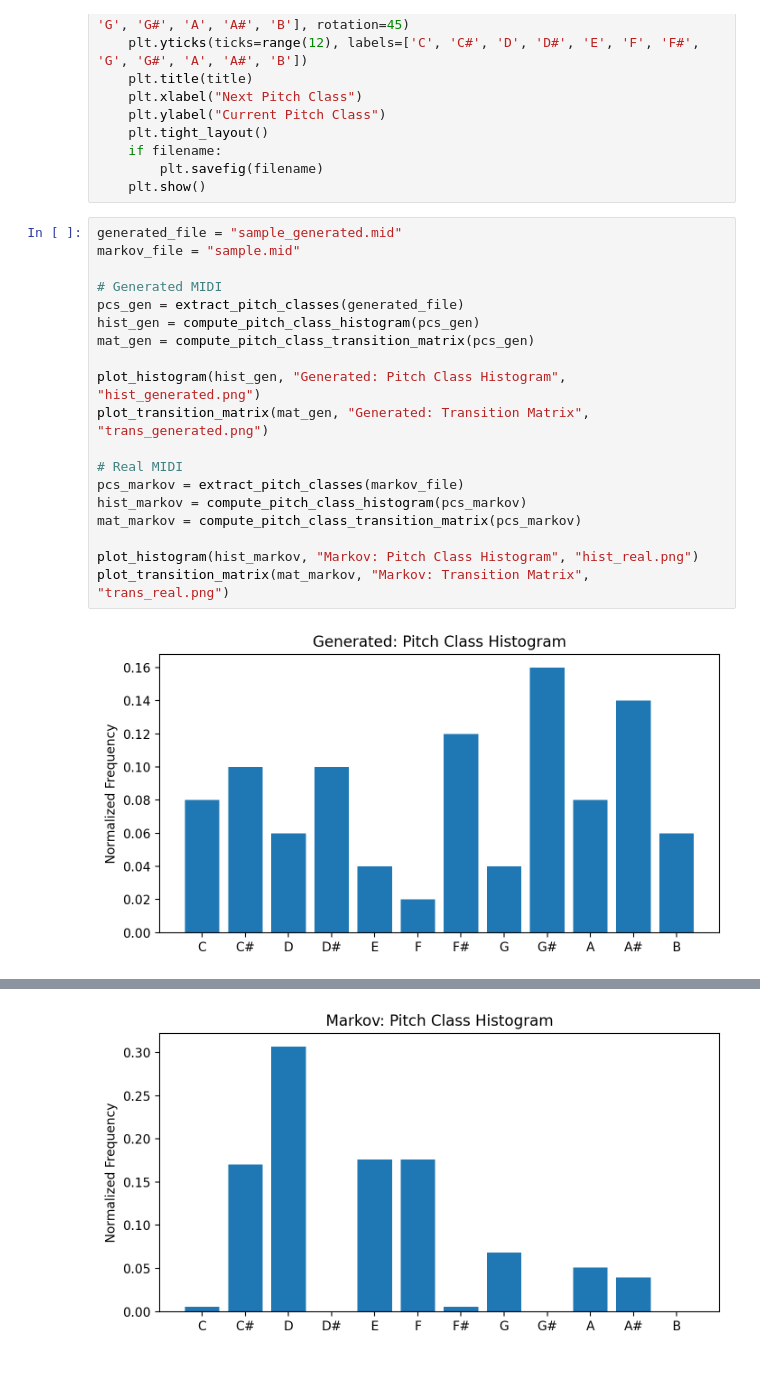
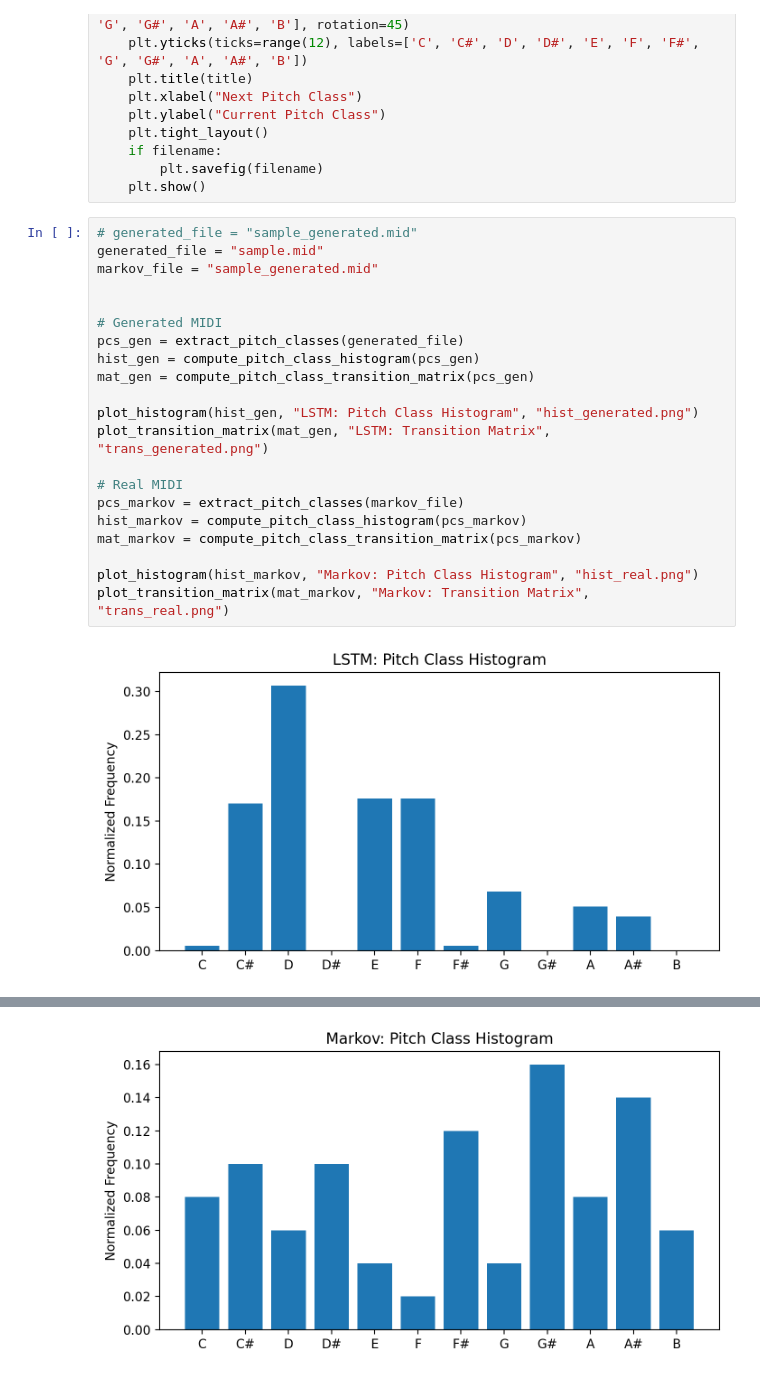
Before and after one commit to YitongGu/cse-music-assignment-2, a Jupyter notebook: evaluation.ipynb, the cells around one changed output, grey strips where cells are left out. Drawn from its saved outputs; the diff is of its cells as text.

```diff
--- a/evaluation.ipynb
+++ b/evaluation.ipynb
@@ -151,23 +151,25 @@ def plot_transition_matrix(matrix, title, filename=None):
         plt.savefig(filename)
     plt.show()
 # %%
-generated_file = "sample_generated.mid"
-markov_file = "sample.mid"
+# generated_file = "sample_generated.mid"
+generated_file = "sample.mid"
+markov_file = "sample_generated.mid"
+
 
 # Generated MIDI
 pcs_gen = extract_pitch_classes(generated_file)
 hist_gen = compute_pitch_class_histogram(pcs_gen)
 mat_gen = compute_pitch_class_transition_matrix(pcs_gen)
 
-plot_histogram(hist_gen, "Generated: Pitch Class Histogram", "hist_generated.png")
-plot_transition_matrix(mat_gen, "Generated: Transition Matrix", "trans_generated.png")
+plot_histogram(hist_gen, "LSTM: Pitch Class Histogram", "hist_generated.png")
+plot_transition_matrix(mat_gen, "LSTM: Transition Matrix", "trans_generated.png")
 
 # Real MIDI
 pcs_markov = extract_pitch_classes(markov_file)
 hist_markov = compute_pitch_class_histogram(pcs_markov)
 mat_markov = compute_pitch_class_transition_matrix(pcs_markov)
 
 plot_histogram(hist_markov, "Markov: Pitch Class Histogram", "hist_real.png")
 plot_transition_matrix(mat_markov, "Markov: Transition Matrix", "trans_real.png")
 # %% [output]
-[figure, old version]
+[figure, new version]
@@ -175 +177 @@ plot_transition_matrix(mat_markov, "Markov: Transition Matrix", "trans_real.png"
-[figure, old version]
+[figure, new version]
```
Also changed, not shown: parts of 2 cells of this notebook, 29 other files.
